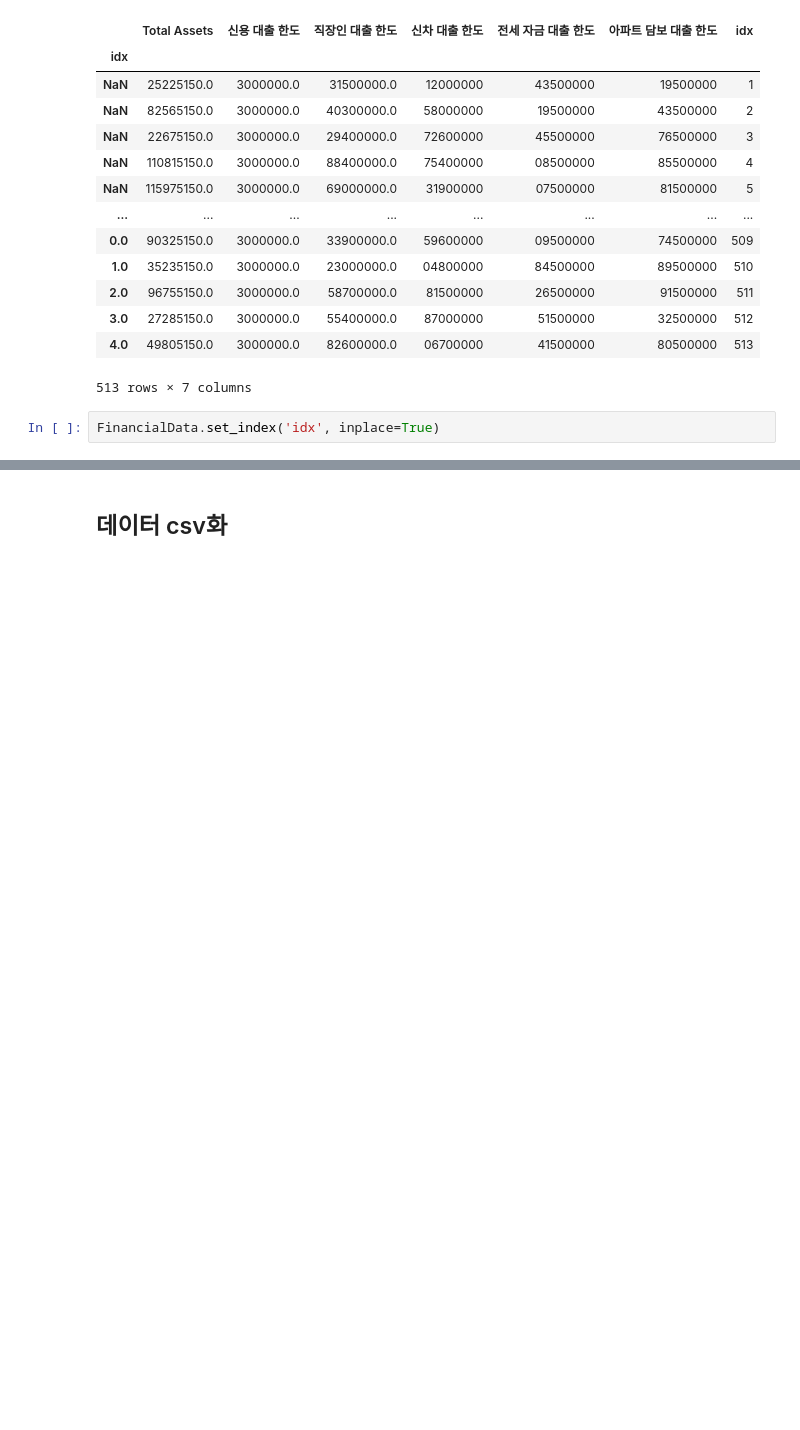
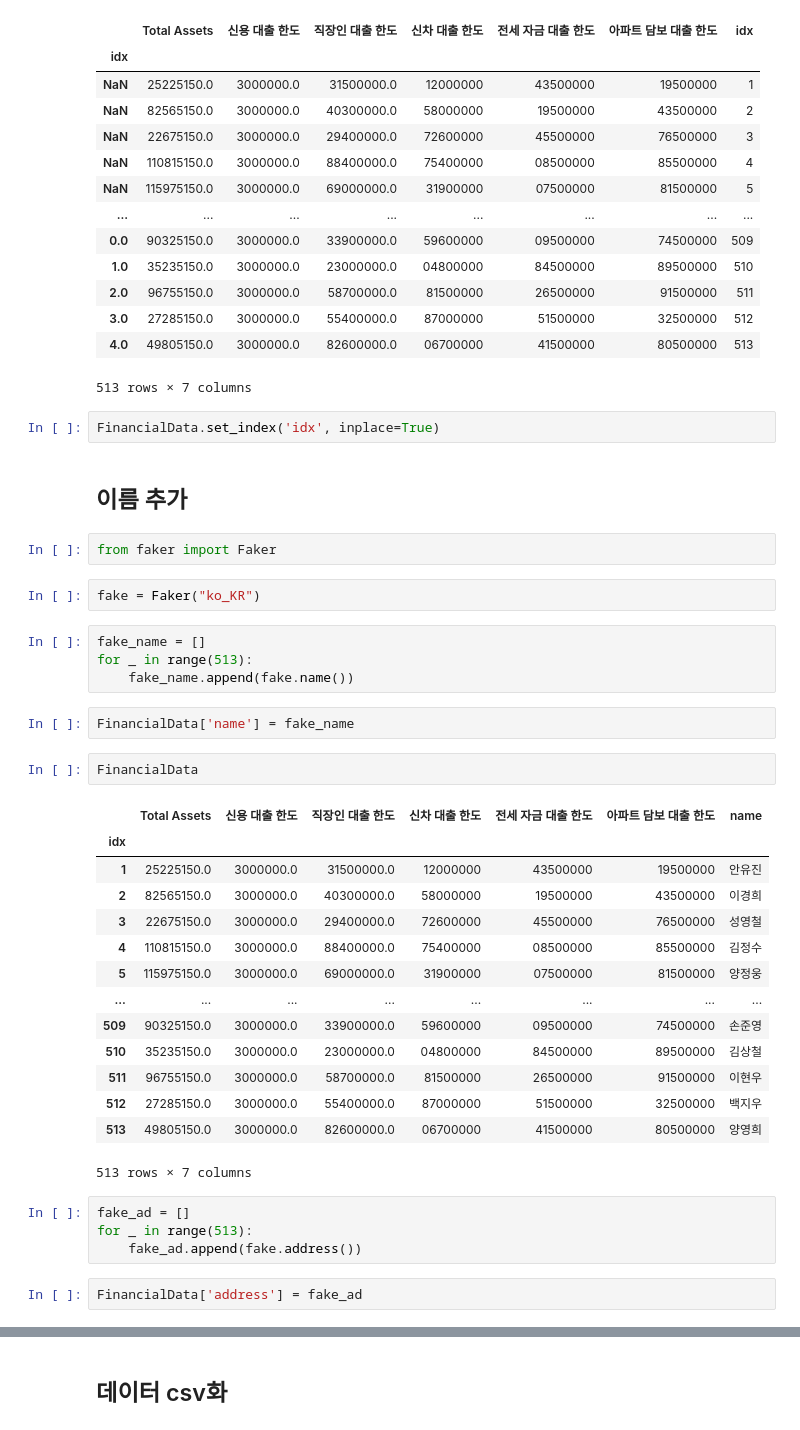
Before and after one commit to JeongeunJPark/AISSAC_WooriBank_OntackHackathon, a Jupyter notebook: api 500개 제공.ipynb, the cells around one changed output, grey strips where cells are left out. Cells and saved outputs as stored; diff of their text form; blank space fills up the shorter version.

```diff
--- a/api 500개 제공.ipynb
+++ b/api 500개 제공.ipynb
@@ -365,6 +365,41 @@ FinancialData
 513 rows × 7 columns
 # %%
 FinancialData.set_index('idx', inplace=True)
+# %% [markdown]
+## 이름 추가
+# %%
+from faker import Faker
+# %%
+fake = Faker("ko_KR")
+# %%
+fake_name = []
+for _ in range(513):
+    fake_name.append(fake.name())
+# %%
+FinancialData['name'] = fake_name
+# %%
+FinancialData
+# %% [output]
+|  | Total Assets | 신용 대출 한도 | 직장인 대출 한도 | 신차 대출 한도 | 전세 자금 대출 한도 | 아파트 담보 대출 한도 | name |
+| idx |  |  |  |  |  |  |  |
+| 1 | 25225150.0 | 3000000.0 | 31500000.0 | 12000000 | 43500000 | 19500000 | 안유진 |
+| 2 | 82565150.0 | 3000000.0 | 40300000.0 | 58000000 | 19500000 | 43500000 | 이경희 |
+| 3 | 22675150.0 | 3000000.0 | 29400000.0 | 72600000 | 45500000 | 76500000 | 성영철 |
+| 4 | 110815150.0 | 3000000.0 | 88400000.0 | 75400000 | 08500000 | 85500000 | 김정수 |
+| 5 | 115975150.0 | 3000000.0 | 69000000.0 | 31900000 | 07500000 | 81500000 | 양정웅 |
+| ... | ... | ... | ... | ... | ... | ... | ... |
+| 509 | 90325150.0 | 3000000.0 | 33900000.0 | 59600000 | 09500000 | 74500000 | 손준영 |
+| 510 | 35235150.0 | 3000000.0 | 23000000.0 | 04800000 | 84500000 | 89500000 | 김상철 |
+| 511 | 96755150.0 | 3000000.0 | 58700000.0 | 81500000 | 26500000 | 91500000 | 이현우 |
+| 512 | 27285150.0 | 3000000.0 | 55400000.0 | 87000000 | 51500000 | 32500000 | 백지우 |
+| 513 | 49805150.0 | 3000000.0 | 82600000.0 | 06700000 | 41500000 | 80500000 | 양영희 |
+513 rows × 7 columns
+# %%
+fake_ad = []
+for _ in range(513):
+    fake_ad.append(fake.address())
+# %%
+FinancialData['address'] = fake_ad
 # %%
 FinancialData
 # %% [output]
```
Also changed, not shown: parts of 2 cells of this notebook, 1 other file.
